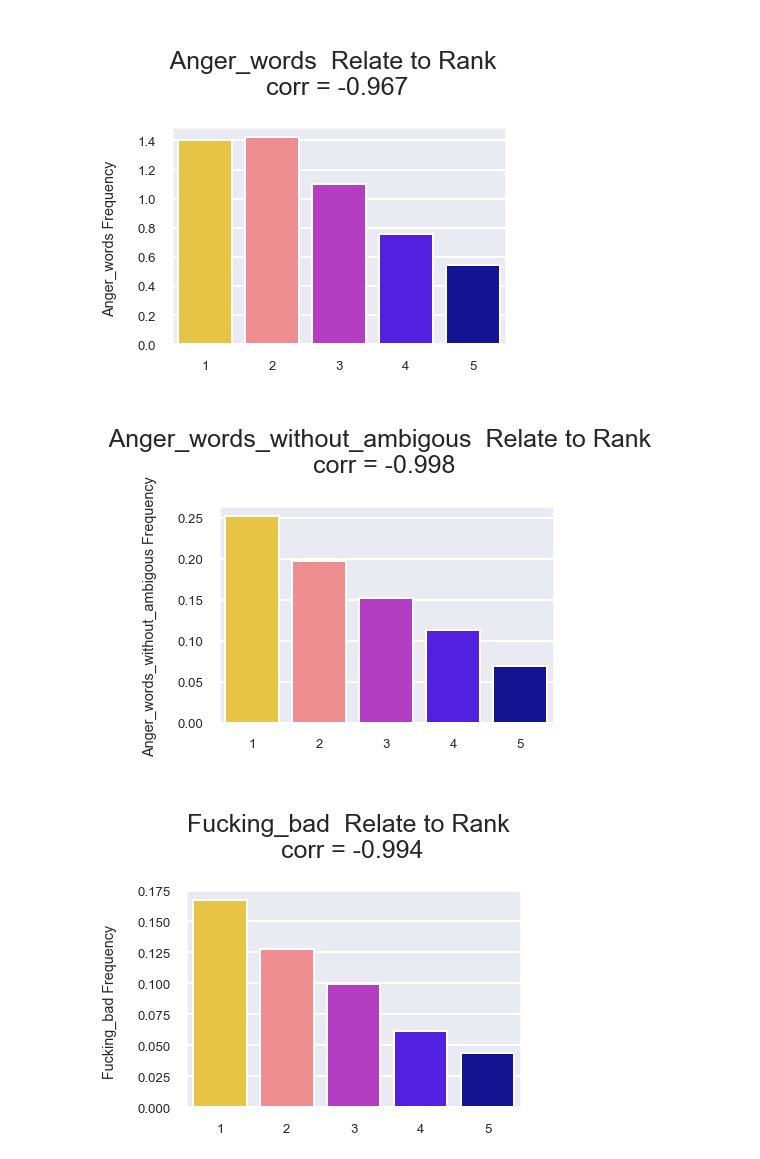
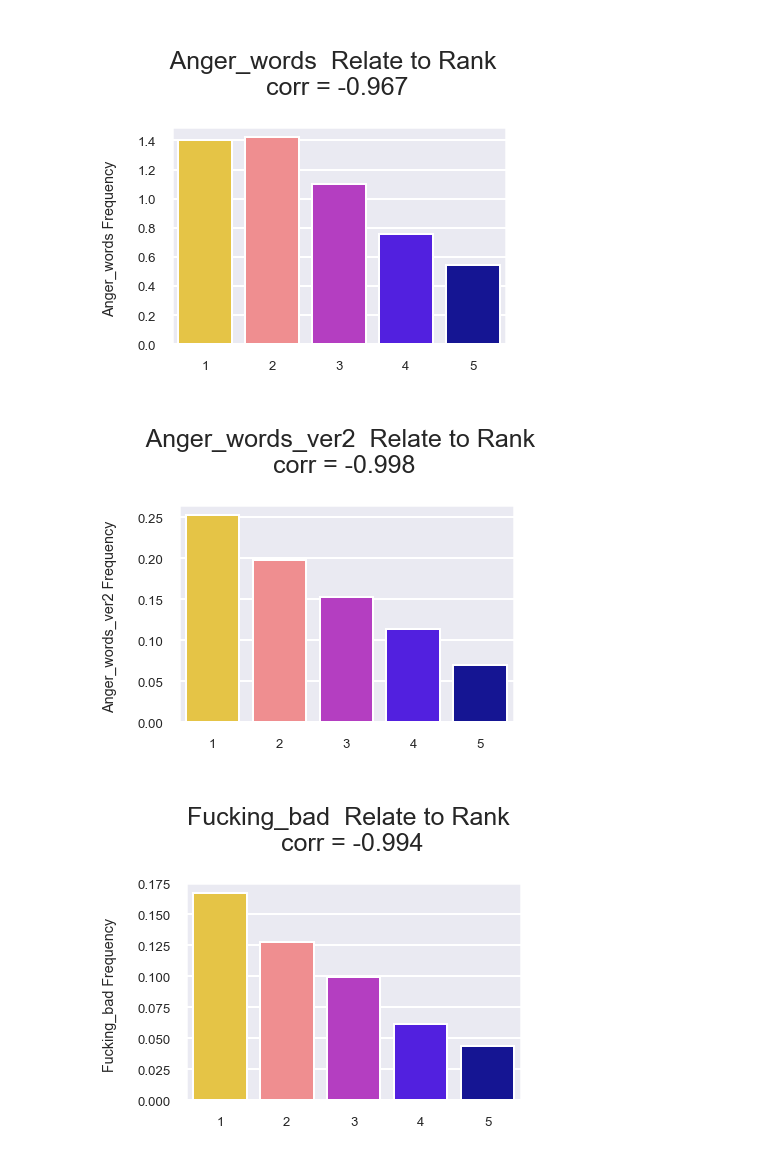
Before and after one commit to yanivmm/Data-Science, a Jupyter notebook: NLP.ipynb, the cells around one changed output. Cells and saved outputs as stored; diff of their text form; code cells hidden in the pictures.

```diff
--- a/NLP.ipynb
+++ b/NLP.ipynb
@@ -155,9 +151,9 @@ show('anger_words',m=4)
 # %% [output]
 [figure]
 # %%
-show('anger_words_without_ambigous',m=4)
+show('anger_words_ver2',m=4)
 # %% [output]
-[figure, old version]
+[figure, new version]
 # %%
 show('fucking_bad',m=4)
 # %% [output]
```
Also changed, not shown: parts of 41 cells of this notebook.
